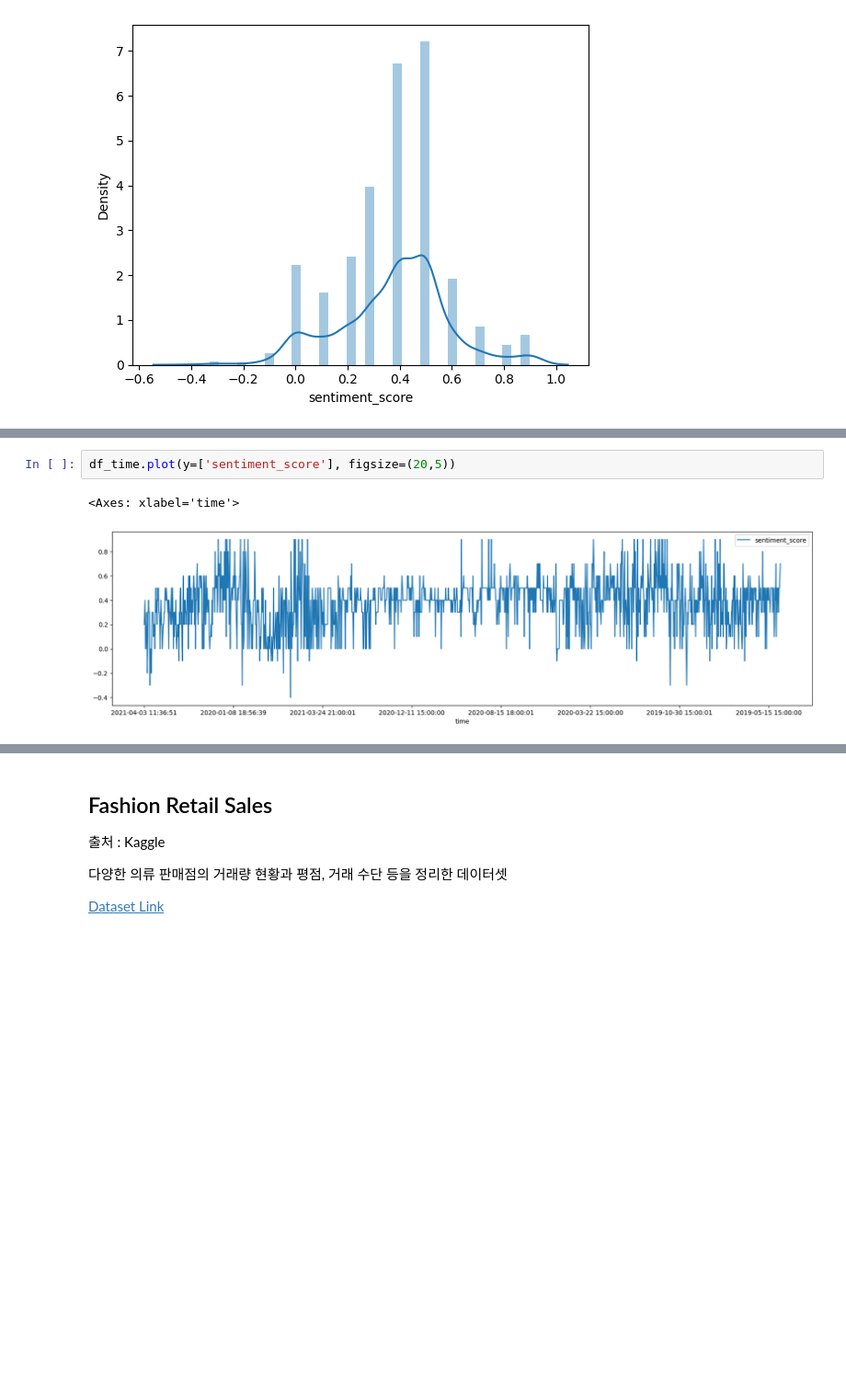
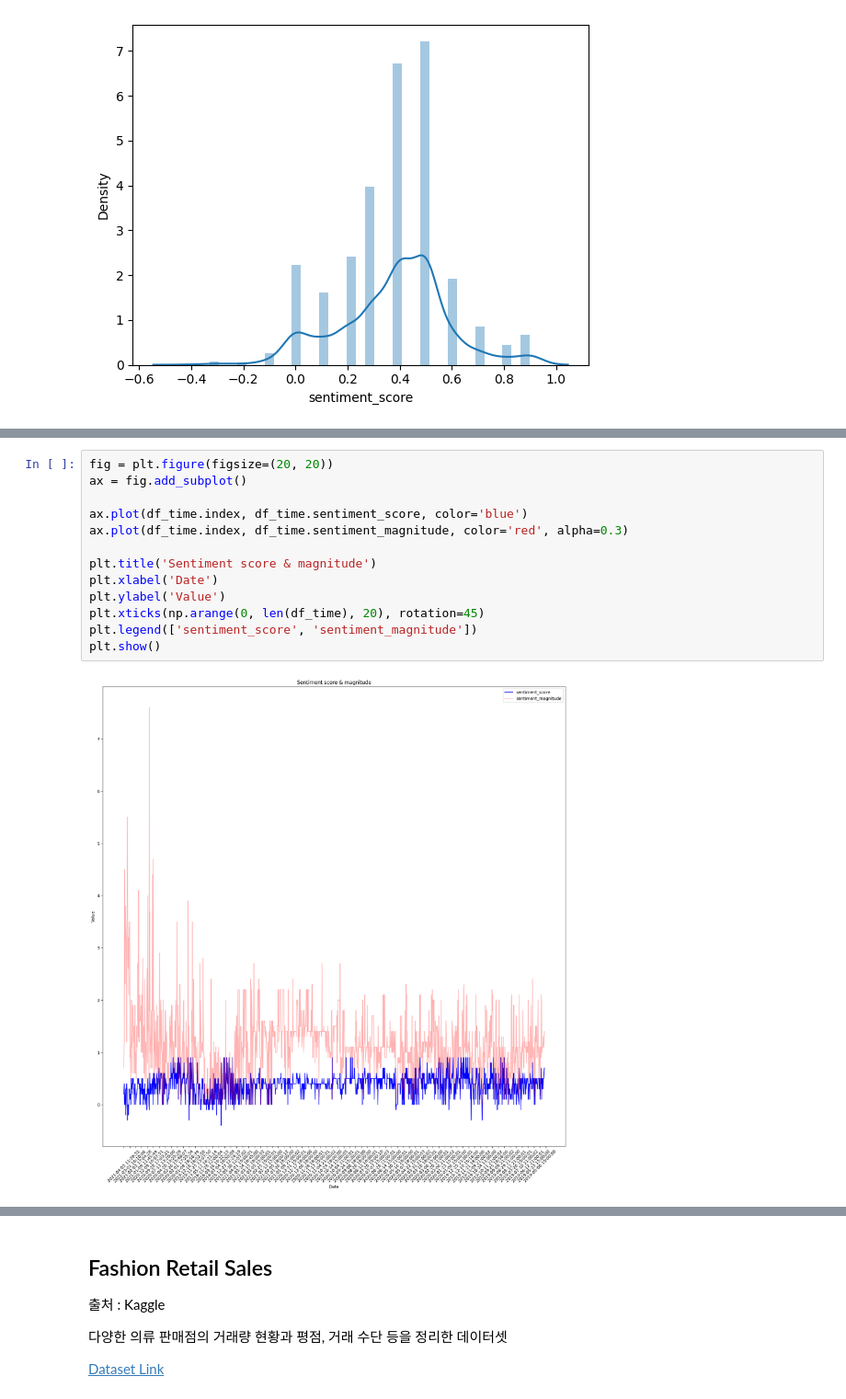
Before and after one commit to againeureka/datadrift_bhc, a Jupyter notebook: fashion_data_analysis.ipynb, the cells around one changed output, grey strips where cells are left out. Shown: that part at 92% size. Drawn from its saved outputs; the diff is of its cells as text; blank space fills up the shorter version.

Commit message:
sentiment graph add

```diff
--- a/fashion_data_analysis.ipynb
+++ b/fashion_data_analysis.ipynb
@@ -154,10 +154,20 @@ df_time.head()
 | 2021-04-01 16:17:29 | 2 | DMK | 5.302814e+15 | Sweet dreams are made of these - ... | 385 | 0 | 0 | https://facebook.com/DMKShoes/pos... | 0.4 | ... |
 | 2021-03-30 15:41:29 | 3 | DMK | 5.292993e+15 | @annavanticalopez: "Disney’s CEO,... | 214 | 0 | 0 | https://facebook.com/DMKShoes/pos... | 0.0 | ... |
 | 2021-03-28 11:36:40 | 4 | DMK | 5.280722e+15 | @annavanticalopez: "When I first ... | 118 | 0 | 0 | https://facebook.com/DMKShoes/pos... | 0.0 | ... |
-# %%
-df_time.plot(y=['sentiment_score'], figsize=(20,5))
-# %% [output]
-<Axes: xlabel='time'>
-[figure, removed]
+# %%
+fig = plt.figure(figsize=(20, 20))
+ax = fig.add_subplot()
+
+ax.plot(df_time.index, df_time.sentiment_score, color='blue')
+ax.plot(df_time.index, df_time.sentiment_magnitude, color='red', alpha=0.3)
+
+plt.title('Sentiment score & magnitude')
+plt.xlabel('Date')
+plt.ylabel('Value')
+plt.xticks(np.arange(0, len(df_time), 20), rotation=45)
+plt.legend(['sentiment_score', 'sentiment_magnitude'])
+plt.show()
+# %% [output]
+[figure, added]
 # %% [markdown]
 시간이 지남에 따라 감정 점수가 떨어지는 현상 관측<br>
```
Also changed, not shown: parts of 1 cell of this notebook.
